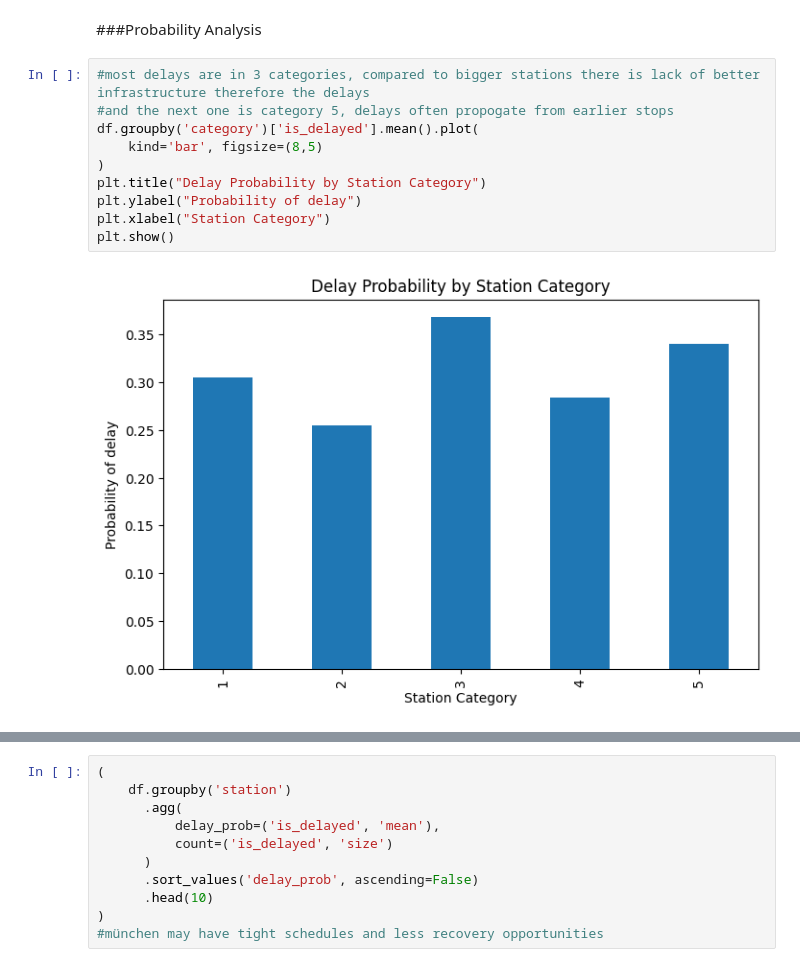
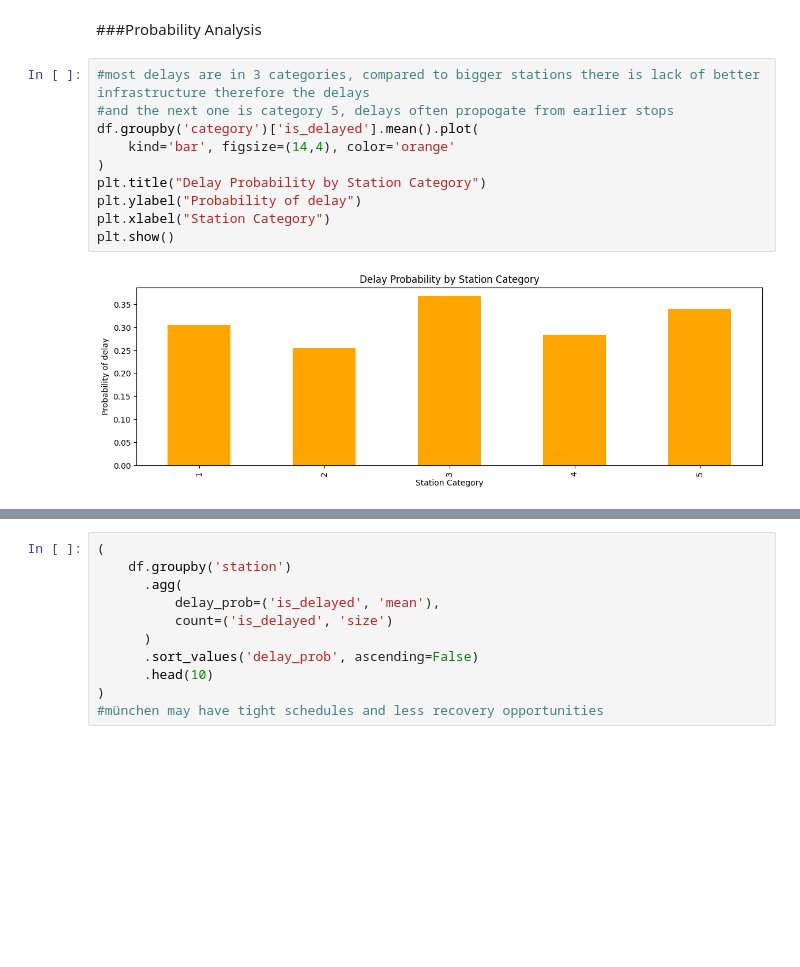
Before and after one commit to nilsugungor/deutsche-bahn-delays, a Jupyter notebook: eda_processing.ipynb, the cells around one changed output, grey strips where cells are left out. Drawn from its saved outputs; the diff is of its cells as text; blank space fills up the shorter version.

```diff
--- a/eda_processing.ipynb
+++ b/eda_processing.ipynb
@@ -204,15 +204,15 @@ plt.show()
 # %%
 #most delays are in 3 categories, compared to bigger stations there is lack of better infrastructure therefore the delays
 #and the next one is category 5, delays often propogate from earlier stops
 df.groupby('category')['is_delayed'].mean().plot(
-    kind='bar', figsize=(8,5)
+    kind='bar', figsize=(14,4), color='orange'
 )
 plt.title("Delay Probability by Station Category")
 plt.ylabel("Probability of delay")
 plt.xlabel("Station Category")
 plt.show()
 # %% [output]
-[figure, old version]
+[figure, new version]
 # %%
 top_delayed_stations = (
     df.groupby('station')['is_delayed']
```
Also changed, not shown: parts of 4 cells of this notebook.
